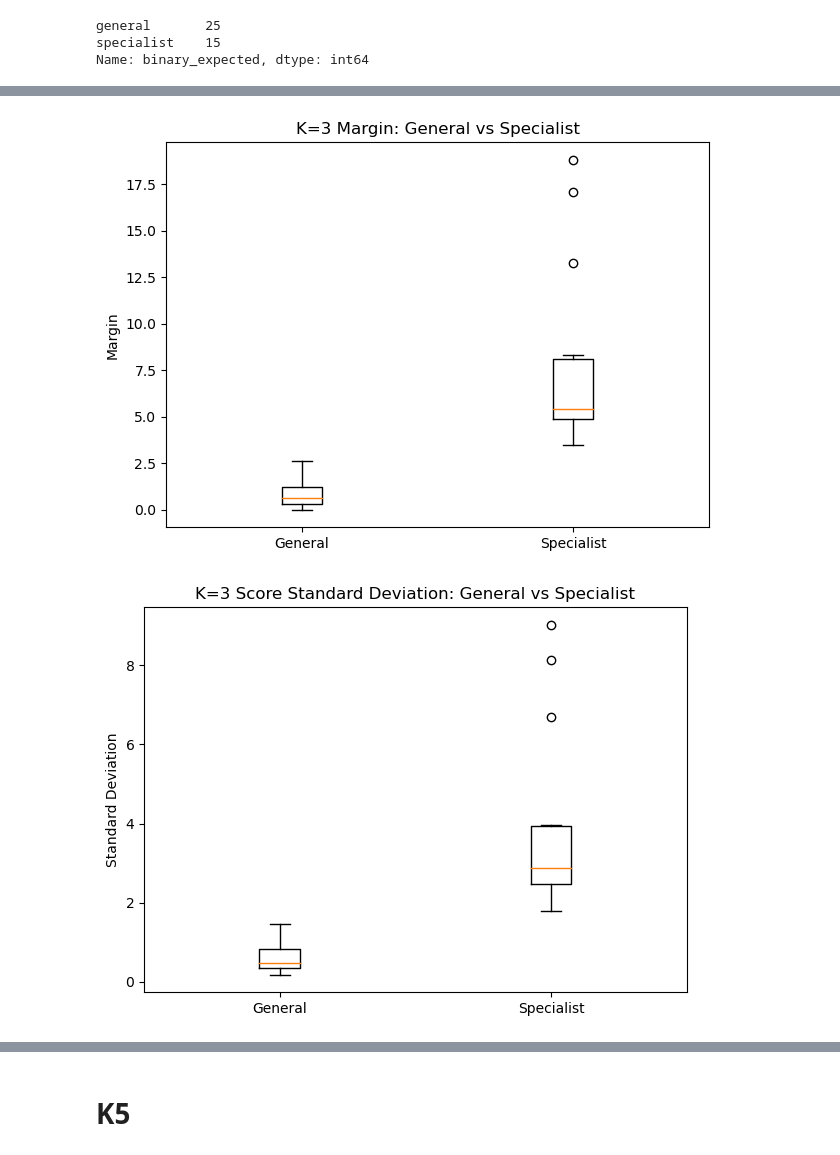
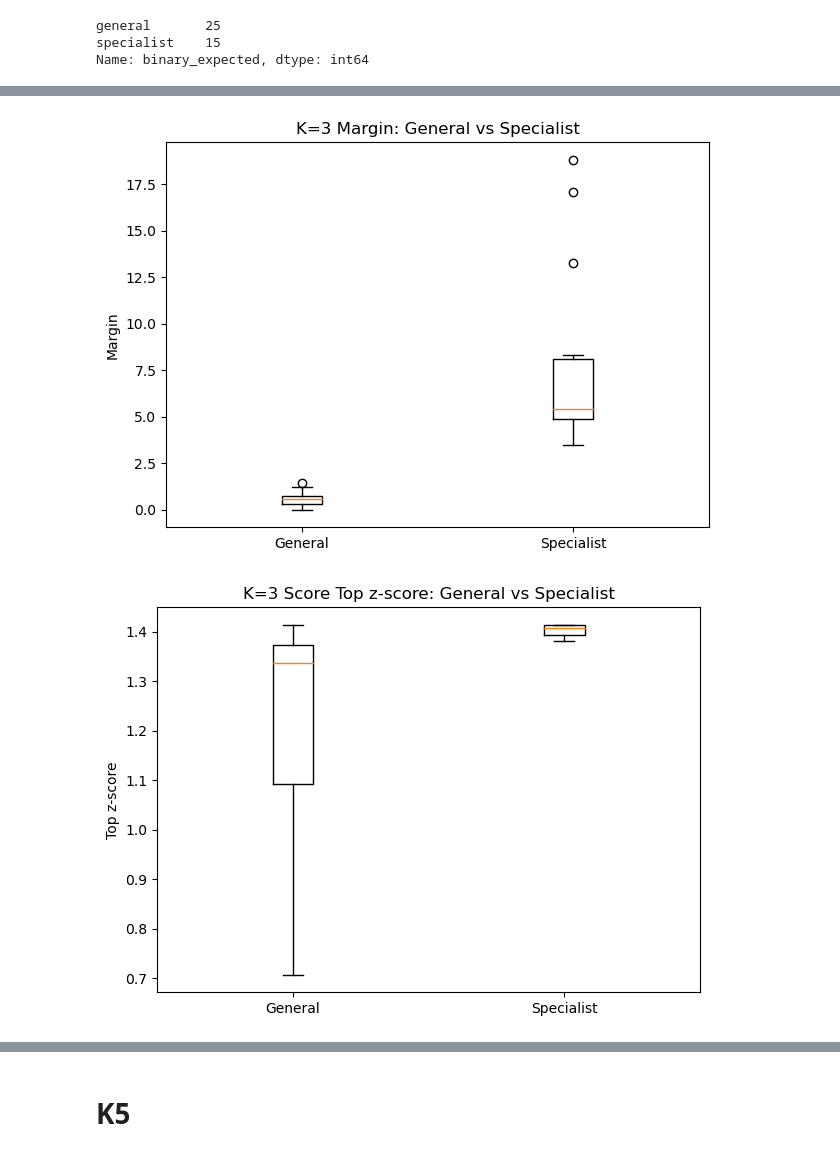
Before and after one commit to TheOpenSI/ADAPT, a Jupyter notebook: results/dev_analyser.ipynb, the cells around one changed output, grey strips where cells are left out. Saved outputs shown, nothing was run; the diff lists cells and outputs as text; code cells hidden in the pictures.

```diff
--- a/results/dev_analyser.ipynb
+++ b/results/dev_analyser.ipynb
@@ -7,10 +7,10 @@ base_path = "../results"
 
 folders = {
 
-    3: "dev_service_3",
-    5: "dev_service_5",
-    8: "dev_service_8",
-    10: "dev_service_10"
+    3: "dev_eval_service_3",
+    5: "dev_eval_service_5",
+    8: "dev_eval_service_8",
+    10: "dev_eval_service_10"
 
 }
 # %%
@@ -85,12 +87,12 @@ Name: binary_expected, dtype: int64
 # %%
-scores_k3 = pd.json_normalize(df_k3["scores"])
-confidence_k3 = pd.json_normalize(df_k3["confidence"])
+scores_k3 = pd.json_normalize(df_k3["scores"]).add_suffix("_score")
+zscores_k3 = pd.json_normalize(df_k3["zscores"]).add_suffix("_zscore")
 # %%
 df_k3 = pd.concat(
     [
         df_k3.reset_index(drop=True),
         scores_k3.reset_index(drop=True),
-        confidence_k3.reset_index(drop=True)
+        zscores_k3.reset_index(drop=True)
     ],
     axis=1
 )
@@ -117,5 +119,3 @@ df_k3.columns.tolist()
-# %%
-df_k3 = df_k3.rename(columns={"max": "max_score"})
 # %%
 df_k3[
     [
@@ -176,26 +231,26 @@ plt.ylabel("Margin")
 plt.title("K=3 Margin: General vs Specialist")
 plt.show()
 # %% [output]
-[figure, old version]
+[figure, new version]
 # %%
 import matplotlib.pyplot as plt
 
-general = df_k3.loc[df_k3["binary_expected"] == "general", "std"]
-specialist = df_k3.loc[df_k3["binary_expected"] == "specialist", "std"]
+general = df_k3.loc[df_k3["binary_expected"] == "general", "top_zscore"]
+specialist = df_k3.loc[df_k3["binary_expected"] == "specialist", "top_zscore"]
 
 plt.figure(figsize=(7, 5))
 
 plt.boxplot(
     [general, specialist],
     labels=["General", "Specialist"]
 )
 
-plt.ylabel("Standard Deviation")
-plt.title("K=3 Score Standard Deviation: General vs Specialist")
+plt.ylabel("Top z-score")
+plt.title("K=3 Score Top z-score: General vs Specialist")
 
 plt.show()
 # %% [output]
-[figure, old version]
+[figure, new version]
 # %%
 import matplotlib.pyplot as plt
 
```
Also changed, not shown: parts of 63 cells of this notebook, 2 other files.
